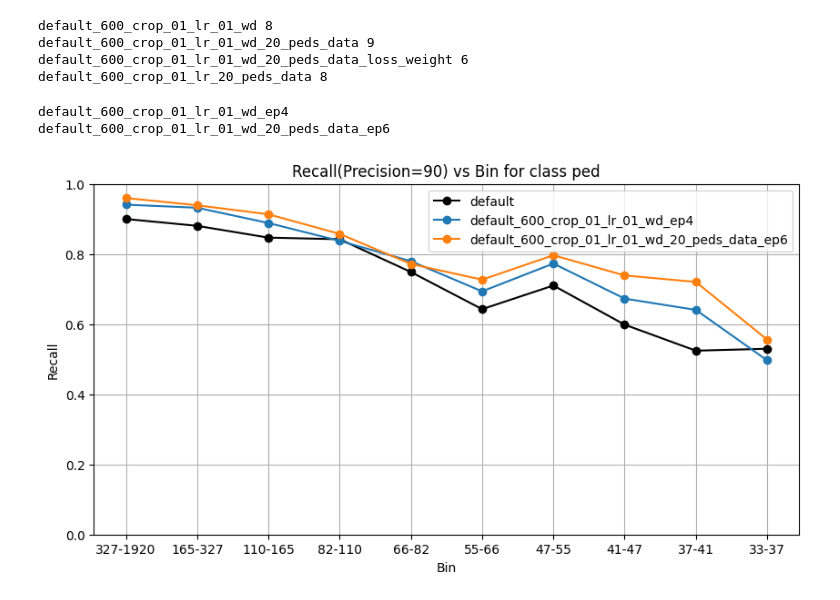
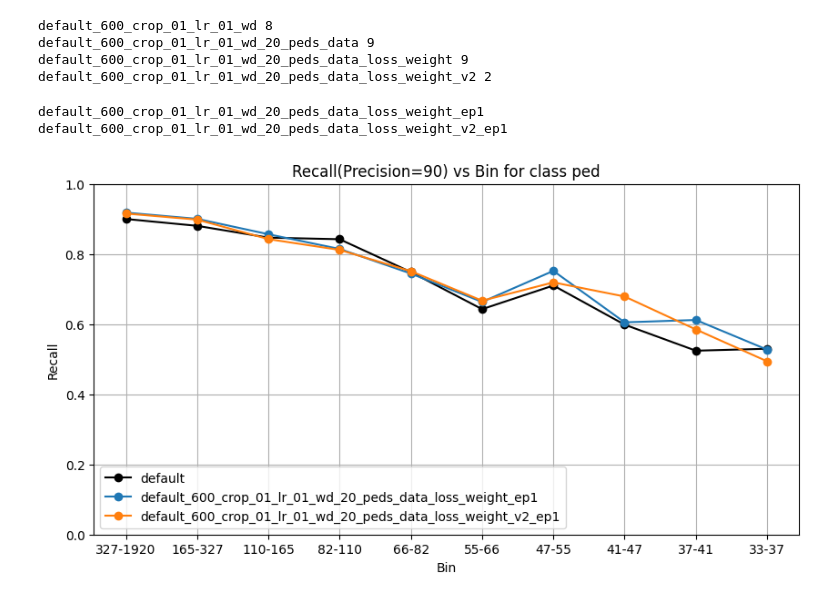
Before and after one commit to ArthurHartAB/codetr, a Jupyter notebook: data_tools/draw_pr.ipynb, the cells around one changed output. Saved outputs shown, nothing was run; the diff lists cells and outputs as text; code cells hidden in the pictures.

```diff
--- a/data_tools/draw_pr.ipynb
+++ b/data_tools/draw_pr.ipynb
@@ -44,8 +44,10 @@ def recall_from_pr_df(pr_df, precision_value=0.75):
 # %%
 data_dict = {'default_600_crop_01_lr_01_wd' : 8,
              'default_600_crop_01_lr_01_wd_20_peds_data' : 9,
-             'default_600_crop_01_lr_01_wd_20_peds_data_loss_weight' : 6,
-             'default_600_crop_01_lr_20_peds_data' : 8}
+             'default_600_crop_01_lr_01_wd_20_peds_data_loss_weight' : 9,
+             'default_600_crop_01_lr_01_wd_20_peds_data_loss_weight_v2' : 2,
+             #'default_600_crop_01_lr_20_peds_data' : 8
+             }
 
 pr = {}
 
@@ -55,8 +57,8 @@ for name, num_ep in data_dict.items():
 # %% [output]
 default_600_crop_01_lr_01_wd 8
 default_600_crop_01_lr_01_wd_20_peds_data 9
-default_600_crop_01_lr_01_wd_20_peds_data_loss_weight 6
-default_600_crop_01_lr_20_peds_data 8
+default_600_crop_01_lr_01_wd_20_peds_data_loss_weight 9
+default_600_crop_01_lr_01_wd_20_peds_data_loss_weight_v2 2
 # %%
 target_pr = 0.9
 
@@ -72,40 +74,42 @@ cls = 'ped'
 
 bins = {}
 recalls = {}
 
 
 for name, rec in recs.items():
     bins_data = [rec[i][cls] for i in range(data_dict[name])]
     bins[name] = [bins_data[i].keys() for i in range(data_dict[name])]
     recalls[name] = [bins_data[i].values() for i in range(data_dict[name])]
 
 
 
 plt.figure(figsize=(10, 5))
 
-plot_dict = {'default_600_crop_01_lr_01_wd' : [4],
-             'default_600_crop_01_lr_01_wd_20_peds_data' : [6],
-             'default_600_crop_01_lr_01_wd_20_peds_data_loss_weight' : [],
-             'default_600_crop_01_lr_20_peds_data' : []}
+plot_dict = {'default_600_crop_01_lr_01_wd' : [],
+             'default_600_crop_01_lr_01_wd_20_peds_data' : [],
+             'default_600_crop_01_lr_01_wd_20_peds_data_loss_weight' : [1],
+             'default_600_crop_01_lr_01_wd_20_peds_data_loss_weight_v2' : [1],
+             #'default_600_crop_01_lr_20_peds_data' : []
+             }
 
 plt.plot(bins['default_600_crop_01_lr_01_wd'][0], recalls['default_600_crop_01_lr_01_wd'][0], marker='o', linestyle='-', label = 'default', color = 'black')
 
 for name, indices in plot_dict.items():
     for i in indices:
         label = f'{name}_ep{i}'
         print (label)
         plt.plot(bins[name][i], recalls[name][i], marker='o', linestyle='-', label = label)
 
 plt.xlabel('Bin')
 plt.ylabel('Recall')
 plt.title(f'Recall(Precision={int(target_pr*100)}) vs Bin for class {cls}')
 plt.legend()
 plt.ylim(0, 1)
 plt.grid(True)
 # %% [output]
-default_600_crop_01_lr_01_wd_ep4
-default_600_crop_01_lr_01_wd_20_peds_data_ep6
+default_600_crop_01_lr_01_wd_20_peds_data_loss_weight_ep1
+default_600_crop_01_lr_01_wd_20_peds_data_loss_weight_v2_ep1
-[figure, old version]
+[figure, new version]
 # %%
 
 
```
Also changed, not shown: parts of 1 cell of this notebook, 9 other files.
